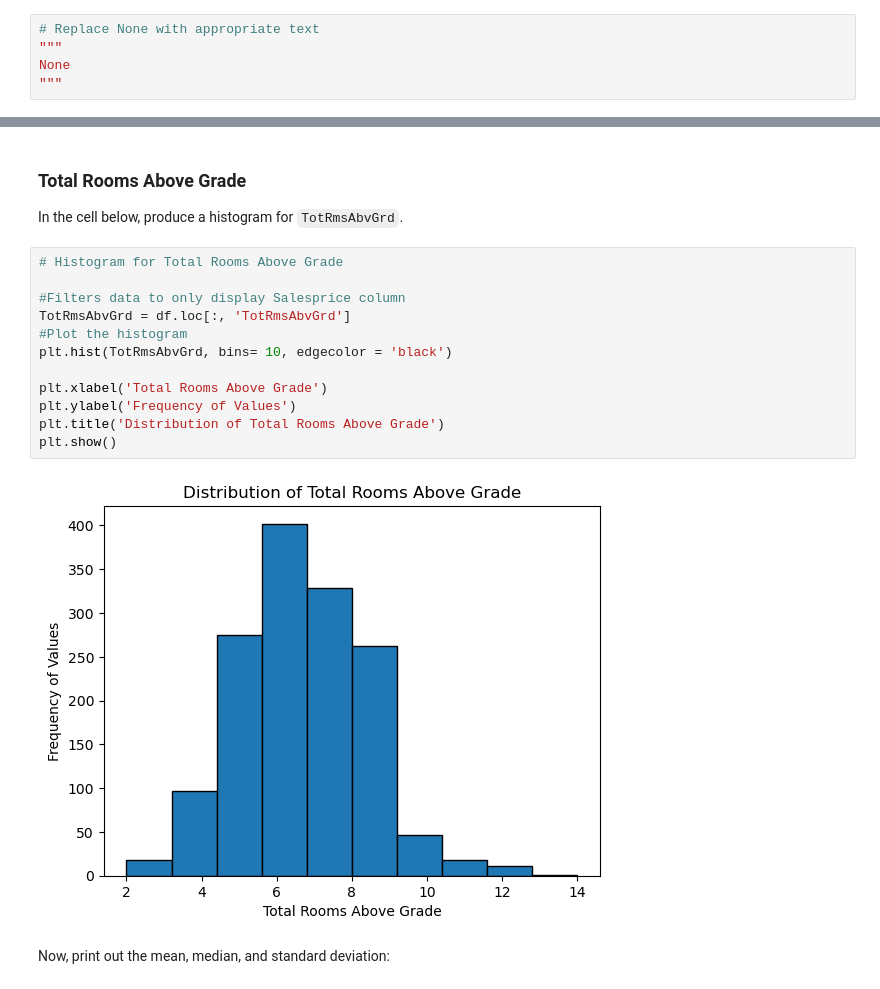
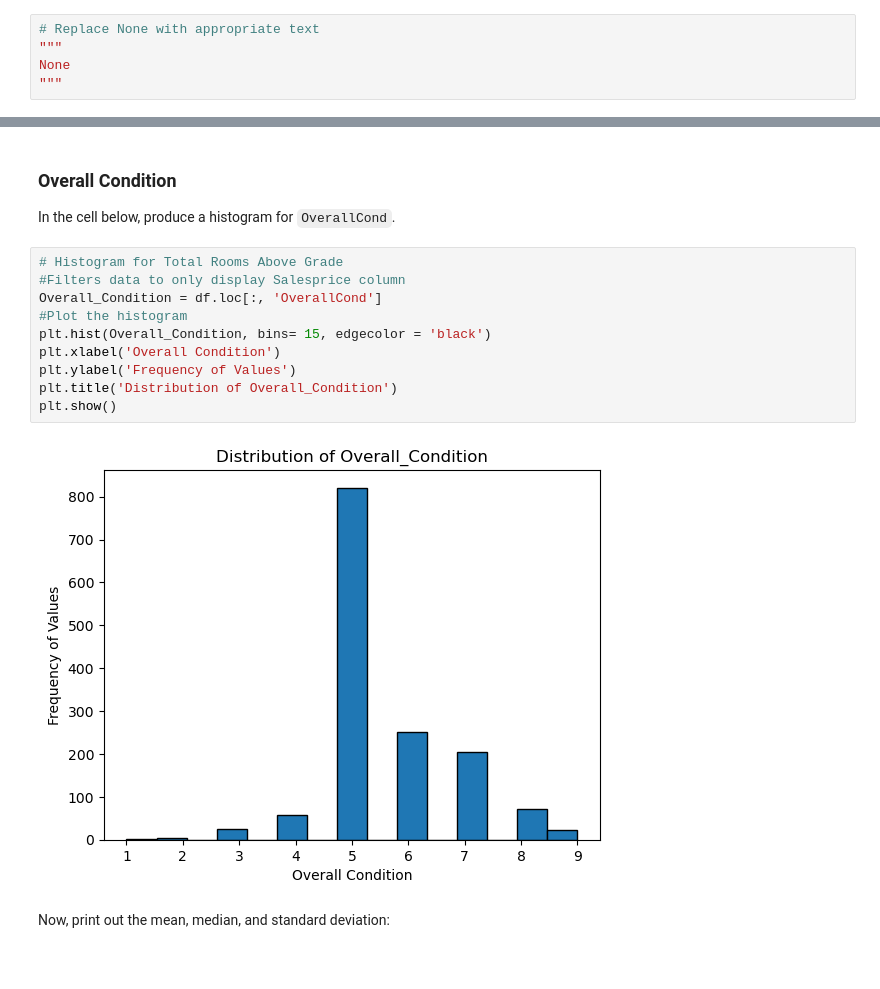
Before and after one commit to Pauline-lab/dsc-pandas-eda-lab, a Jupyter notebook: index.ipynb, the cells around one changed output, grey strips where cells are left out. Cells and saved outputs as stored; diff of their text form.

```diff
--- a/index.ipynb
+++ b/index.ipynb
@@ -257,21 +335,19 @@ None
 # %% [markdown]
-### Total Rooms Above Grade
+### Overall Condition
 
-In the cell below, produce a histogram for `TotRmsAbvGrd`.
+In the cell below, produce a histogram for `OverallCond`.
 # %%
 # Histogram for Total Rooms Above Grade
-
 #Filters data to only display Salesprice column
-TotRmsAbvGrd = df.loc[:, 'TotRmsAbvGrd']
+Overall_Condition = df.loc[:, 'OverallCond']
 #Plot the histogram
-plt.hist(TotRmsAbvGrd, bins= 10, edgecolor = 'black')
-
-plt.xlabel('Total Rooms Above Grade')
+plt.hist(Overall_Condition, bins= 15, edgecolor = 'black')
+plt.xlabel('Overall Condition')
 plt.ylabel('Frequency of Values')
-plt.title('Distribution of Total Rooms Above Grade')
+plt.title('Distribution of Overall_Condition')
 plt.show()
 # %% [output]
-[figure, old version]
+[figure, new version]
 # %% [markdown]
 Now, print out the mean, median, and standard deviation:
 # %%
```
Also changed, not shown: parts of 24 cells of this notebook.
